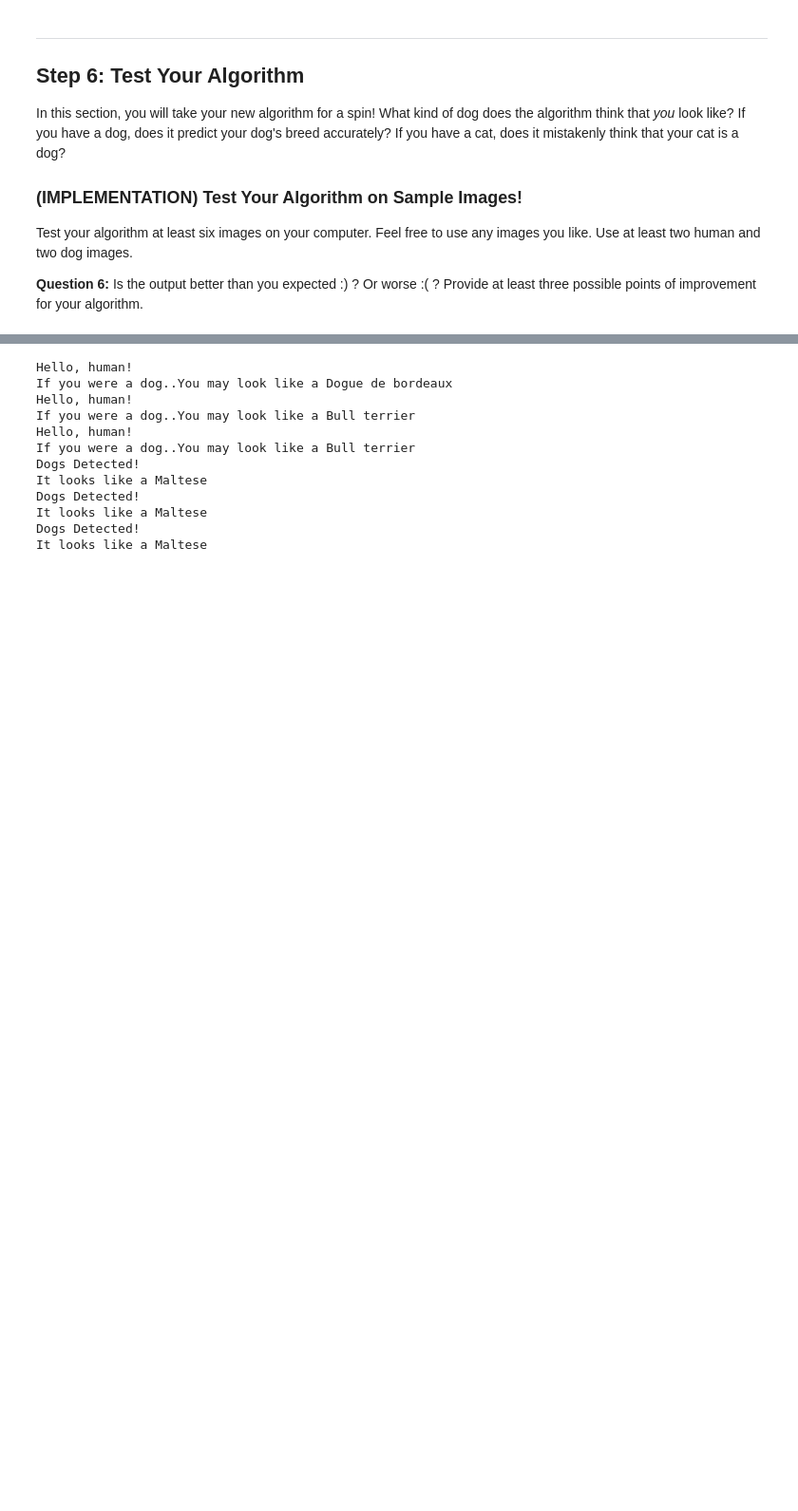
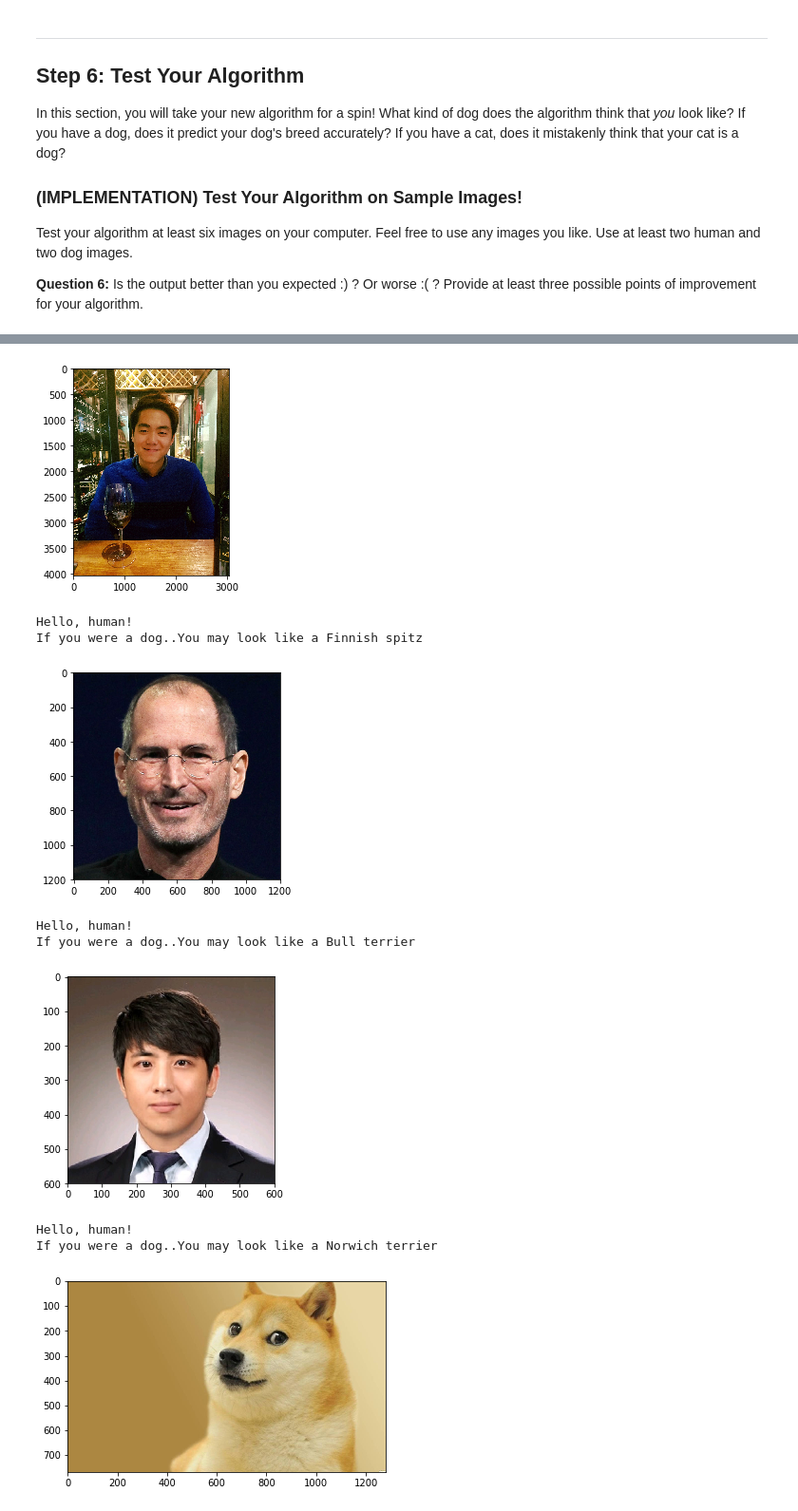
Before and after one commit to teddylee777/dog-breed-classifier, a Jupyter notebook: dog_app.ipynb, the cells around one changed output, grey strips where cells are left out. Shown at 95% size. Cells and saved outputs as stored; diff of their text form; code cells hidden in the pictures; blank space fills up the shorter version.

```diff
--- a/dog_app.ipynb
+++ b/dog_app.ipynb
@@ -666,7 +666,7 @@ Use the code cell below to write three separate [data loaders](http://pytorch.or
 If you like, **you are welcome to use the same data loaders from the previous step**, when you created a CNN from scratch.
 # %%
 ## TODO: Specify data loaders
-loaders_transfer = loaders_scratch
+loaders_transfer = loaders_scratch.copy()
 # %% [markdown]
 ### (IMPLEMENTATION) Model Architecture
 
@@ -951,6 +951,9 @@ Some sample output for our algorithm is provided below, but feel free to design
 
 def run_app(img_path):
     ## handle cases for a human face, dog, and neither
+    img = Image.open(img_path)
+    plt.imshow(img)
+    plt.show()
     if dog_detector(img_path) is True:
         prediction = predict_breed_transfer(model_transfer, class_names, img_path)
         print("Dogs Detected!\nIt looks like a {0}".format(prediction))
@@ -1001,20 +1010,21 @@ __Answer:__ (Three possible points for improvement)
 ## TODO: Execute your algorithm from Step 6 on
 ## at least 6 images on your computer.
 ## Feel free to use as many code cells as needed.
-
-## suggested code, below
-for file in np.hstack((human_files[:3], dog_files[:3])):
-    run_app(file)
-# %% [output]
-Hello, human!
-If you were a dog..You may look like a Dogue de bordeaux
-Hello, human!
-If you were a dog..You may look like a Bull terrier
-Hello, human!
-If you were a dog..You may look like a Bull terrier
-Dogs Detected!
-It looks like a Maltese
-Dogs Detected!
-It looks like a Maltese
-Dogs Detected!
-It looks like a Maltese
+# %%
+my_human_files = ['./my_images/human_1.jpg', './my_images/human_2.jpg', './my_images/human_3.jpg' ]
+my_dog_files = ['./my_images/dog_shiba.jpeg', './my_images/dog_yorkshire.jpg', './my_images/dog_retreiver.jpg']
+# %%
+## suggested code, below
+for file in np.hstack((my_human_files, my_dog_files)):
+    run_app(file)
+# %% [output]
+[figure, added]
+Hello, human!
+If you were a dog..You may look like a Finnish spitz
+[figure, added]
+Hello, human!
+If you were a dog..You may look like a Bull terrier
+[figure, added]
+Hello, human!
+If you were a dog..You may look like a Norwich terrier
+[figure, added]
```
Also changed, not shown: parts of 10 cells of this notebook, 5 other files.
